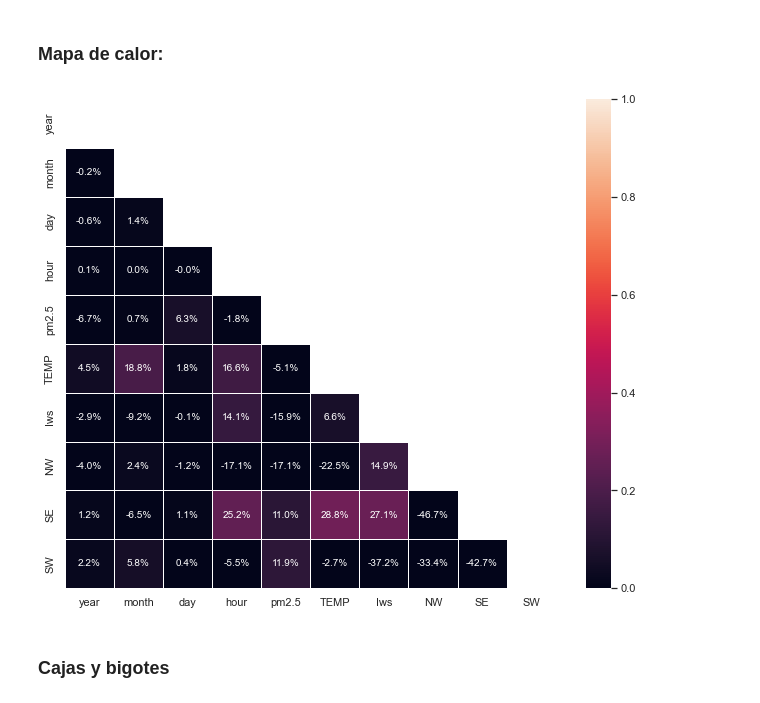
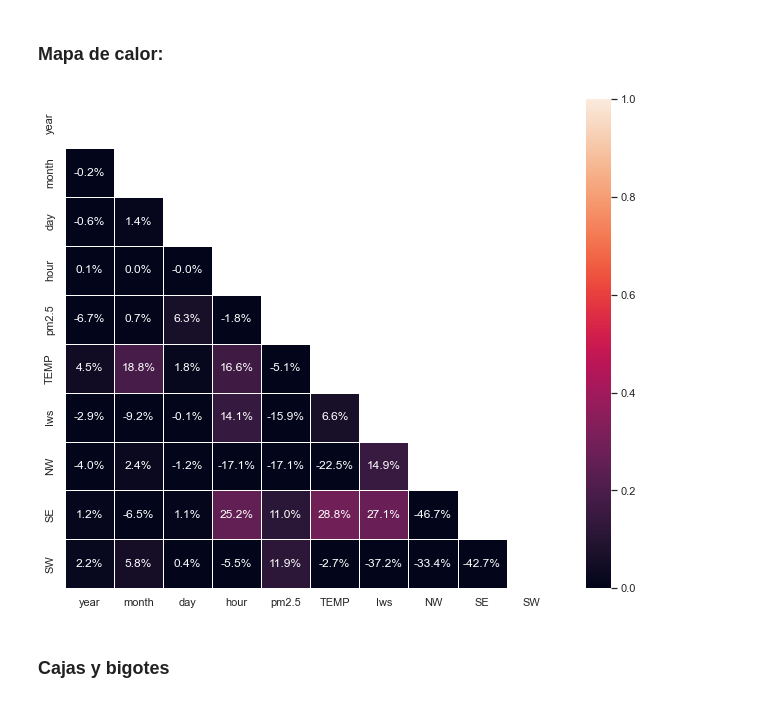
Before and after one commit to JuanDLCH/Machine-Learning-Python, a Jupyter notebook: polucion.ipynb, the cells around one changed output. Saved outputs shown, nothing was run; the diff lists cells and outputs as text; code cells hidden in the pictures.

Commit message:
heatmap

```diff
--- a/polucion.ipynb
+++ b/polucion.ipynb
@@ -347,12 +347,12 @@ Hecho esto podremos ver que el mapa de calor tiene una apariencia más uniforme
 # %%
 sns.set(style="whitegrid", context="notebook")
 corr = df_pol.corr()
 mask = np.zeros_like(corr)
 mask[np.triu_indices_from(mask)] = True
 f, ax = plt.subplots(figsize=(11, 9))
-ax = sns.heatmap(corr, annot=True, fmt=".1%", annot_kws={"fontsize":10}, linewidths=.5, mask = mask, vmax=1, vmin = 0)
+ax = sns.heatmap(corr, annot=True, fmt=".1%", linewidths=.5, mask = mask, vmax=1, vmin = 0)
 # %% [output]
-[figure, old version]
+[figure, new version]
 # %% [markdown]
 ### Cajas y bigotes
 # %%
```
